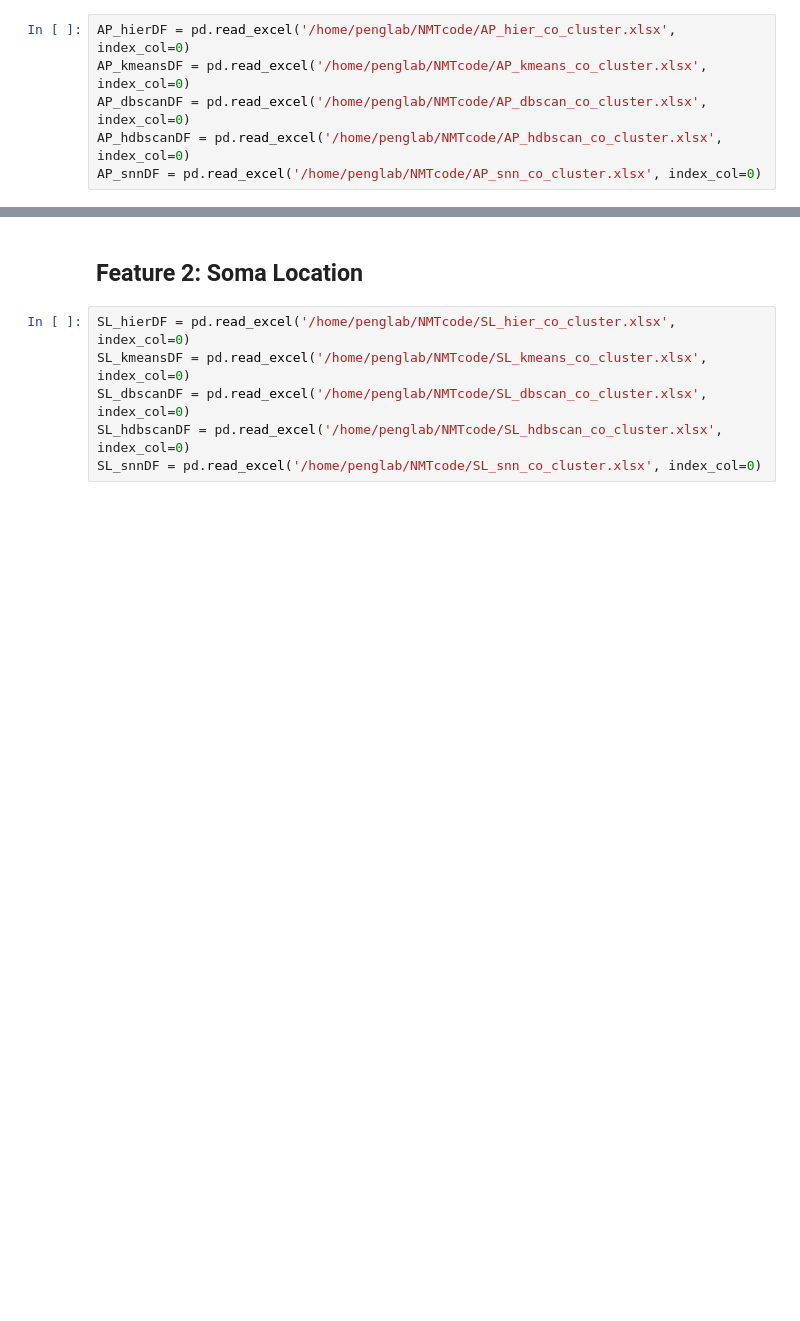
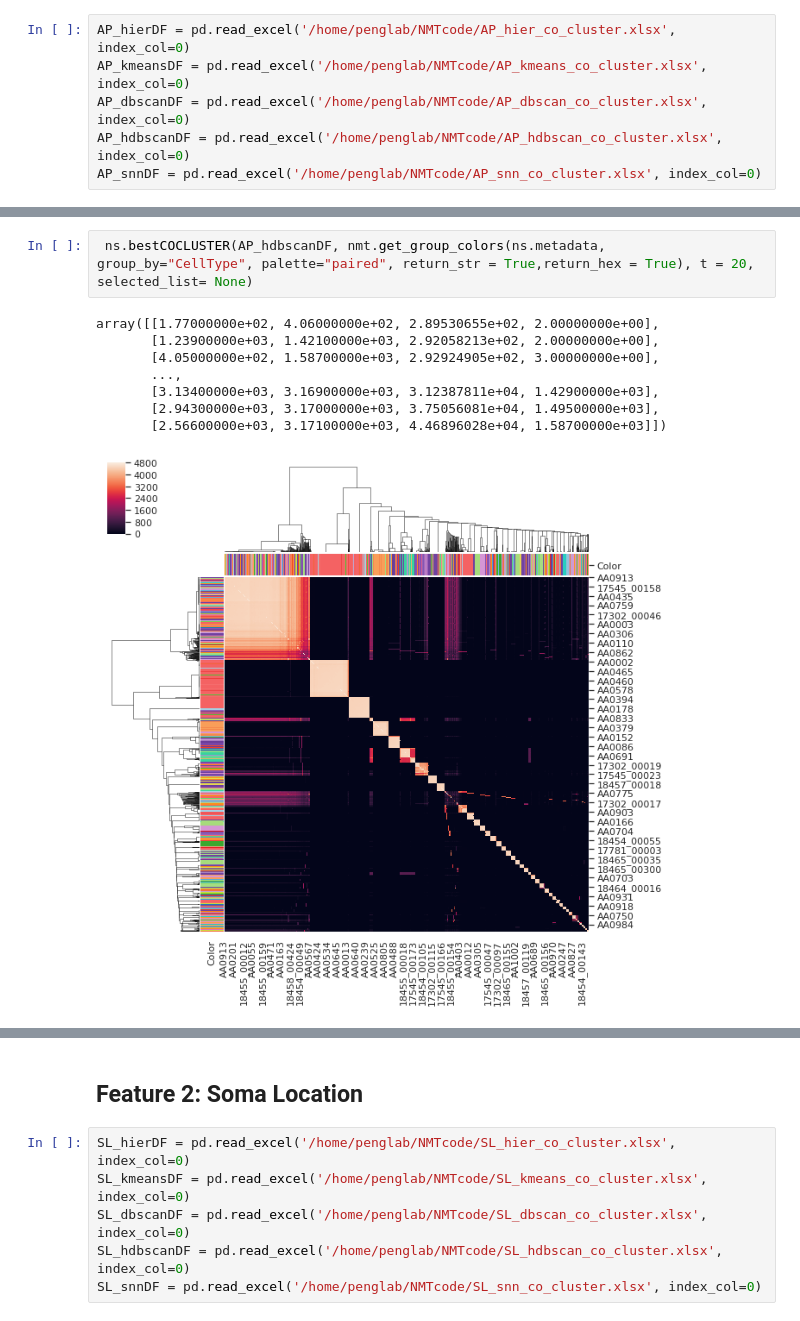
Before and after one commit to zijun-zhao/NMTcode, a Jupyter notebook: Pipeline-Draft_APSL-11Nov.ipynb, the cells around one changed output, grey strips where cells are left out. Drawn from its saved outputs; the diff is of its cells as text; blank space fills up the shorter version.

```diff
--- a/Pipeline-Draft_APSL-11Nov.ipynb
+++ b/Pipeline-Draft_APSL-11Nov.ipynb
@@ -261,0 +289,11 @@ AP_snnDF = pd.read_excel('/home/penglab/NMTcode/AP_snn_co_cluster.xlsx', index_c
+# %%
+ ns.bestCOCLUSTER(AP_hdbscanDF, nmt.get_group_colors(ns.metadata, group_by="CellType", palette="paired", return_str = True,return_hex = True), t = 20, selected_list= None)
+# %% [output]
+array([[1.77000000e+02, 4.06000000e+02, 2.89530655e+02, 2.00000000e+00],
+       [1.23900000e+03, 1.42100000e+03, 2.92058213e+02, 2.00000000e+00],
+       [4.05000000e+02, 1.58700000e+03, 2.92924905e+02, 3.00000000e+00],
+       ...,
+       [3.13400000e+03, 3.16900000e+03, 3.12387811e+04, 1.42900000e+03],
+       [2.94300000e+03, 3.17000000e+03, 3.75056081e+04, 1.49500000e+03],
+       [2.56600000e+03, 3.17100000e+03, 4.46896028e+04, 1.58700000e+03]])
+[figure, added]
```
Also changed, not shown: parts of 27 cells of this notebook.
